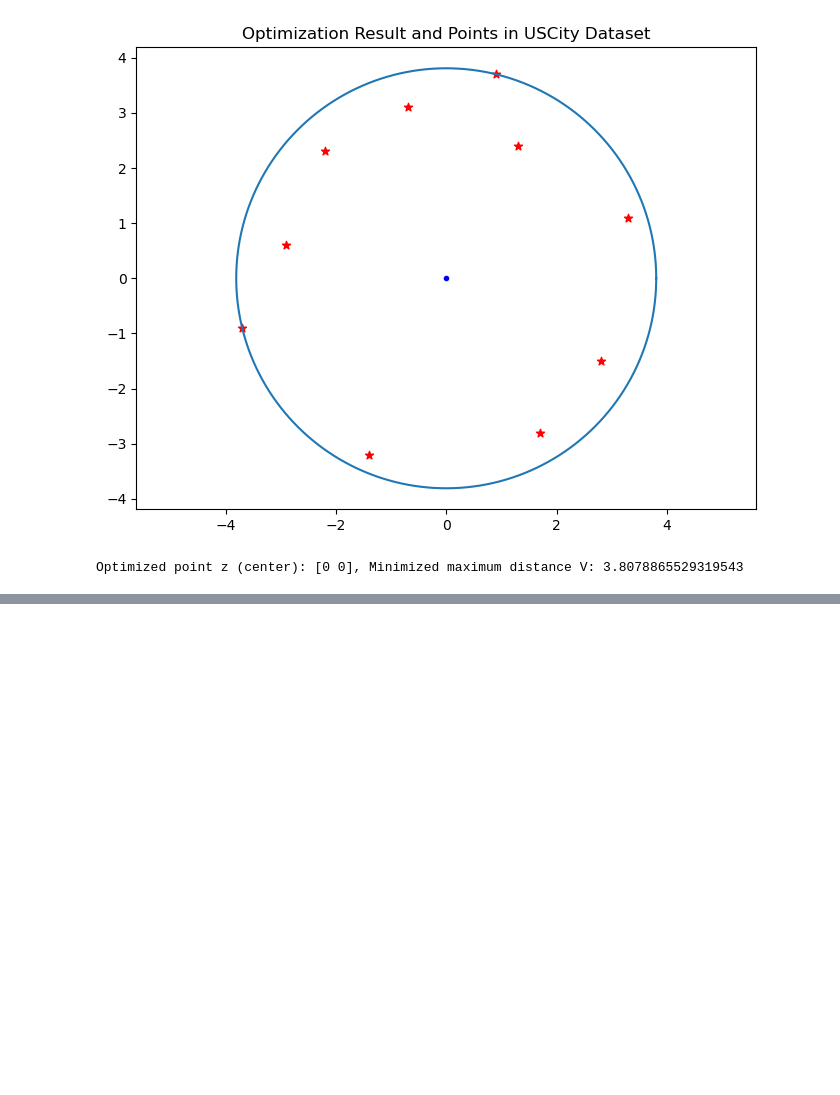
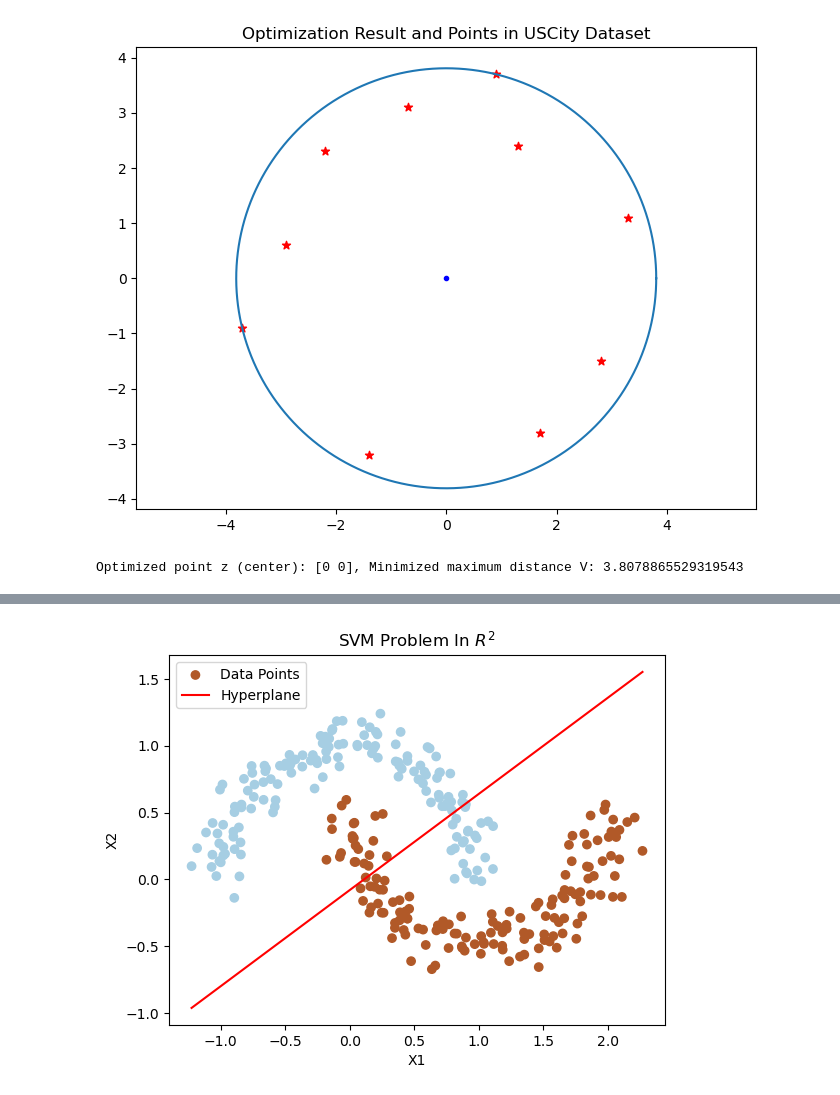
Before and after one commit to eabogle/numerical-optimization, a Jupyter notebook: convex/final_attempts.ipynb, the cells around one changed output, grey strips where cells are left out. Drawn from its saved outputs; the diff is of its cells as text; code cells hidden in the pictures; blank space fills up the shorter version.

```diff
--- a/convex/final_attempts.ipynb
+++ b/convex/final_attempts.ipynb
@@ -147,0 +162,93 @@ Optimized point z (center): [0 0], Minimized maximum distance V: 3.8078865529319
+# %%
+# Load dataset
+data = np.loadtxt("twomoonsdataset.txt")
+
+# Separate features and labels
+X = data[:, 0:2]  # features are all columns except the last
+y = data[:, 2]  # label is in the last column
+
+num_data = X.shape[0]  # number of data points
+n = 2  # number of features
+
+# Define train-test split ratio
+train_ratio = 0.80
+test_ratio = 0.20
+
+# Calculate number of samples for training and testing
+num_samples = X.shape[0]
+num_train_samples = int(train_ratio * num_samples)
+num_test_samples = num_samples - num_train_samples
+
+# Shuffle the dataset and split into training and testing sets
+indices = np.random.permutation(num_samples)
+train_indices = indices[:num_train_samples]
+test_indices = indices[num_train_samples:]
+
+X_train, y_train = X[train_indices], y[train_indices]
+X_test, y_test = X[test_indices], y[test_indices]
+
+num_data_train = X_train.shape[0]  # number of data points in training set
+
+# Subgradient method
+def subgradient_method(X, y, n, num_data, tol, maxiter, alpha, C):
+    # Initialize w and b for defining the hyperplane
+    iteration = 0
+    w = np.ones(n)
+    b = 1
+    sgw = np.ones(n)
+    sgb = 1
+
+    def subgradient(w, b, X, y, n, num_data_train):
+        sgw = np.zeros(n)
+        sgb = 0
+
+        for i in range(num_data_train):
+            margin = y[i] * (np.dot(X[i], w) + b)  # Compute margin
+
+            if margin < 1:  # Compare margin with 1
+                sgw += (-1) * y[i] * X[i]
+                sgb += (-1) * y[i]
+
+        return sgw, sgb
+
+    while iteration < maxiter:
+        if np.linalg.norm(sgw) < tol and np.linalg.norm(sgb) < tol:
+            break
+        else:
+            sgw, sgb = subgradient(w, b, X, y, n, num_data_train)
+            w -= alpha * (w + (C / num_data_train) * sgw)
+            b -= alpha * (C / num_data_train) * sgb
+            iteration += 1
+
+        if iteration == maxiter:
+            print("Maximum number of iterations reached.")
+    return w, b
+
+# Run subgradient method on training data
+w, b = subgradient_method(X_train, y_train, n, num_data_train, tol=1e-8, maxiter=1000, alpha=0.01, C=4)
+
+# Compute predictions
+predictions = np.sign(np.dot(X_test, w) + b)
+
+# Compute accuracy
+correct_predictions = np.sum(predictions == y_test)
+accuracy = correct_predictions / len(y_test)
+print("Accuracy:", accuracy * 100, "%")
+
+# Print the hyperplane equation
+print("Hyperplane equation: ⟨", w, ",", "x⟩ +", b, "= 0")
+
+# Plot the points
+plt.scatter(X[:, 0], X[:, 1], c=y, cmap=plt.cm.Paired, label="Data Points")
+
+# Plot the hyperplane
+x_plot = np.linspace(np.min(X[:, 0]), np.max(X[:, 0]), 100)
+y_plot = (-w[0] * x_plot - b) / w[1]
+plt.plot(x_plot, y_plot, '-r', label="Hyperplane")
+
+plt.xlabel("X1")
+plt.ylabel("X2")
+plt.title("SVM Problem In $R^2$")
+plt.legend()
+plt.show()
+# %% [output]
@@ -147,0 +258 @@ Optimized point z (center): [0 0], Minimized maximum distance V: 3.8078865529319
+[figure, added]
```
Also changed, not shown: parts of 22 cells of this notebook, 1 other file.
